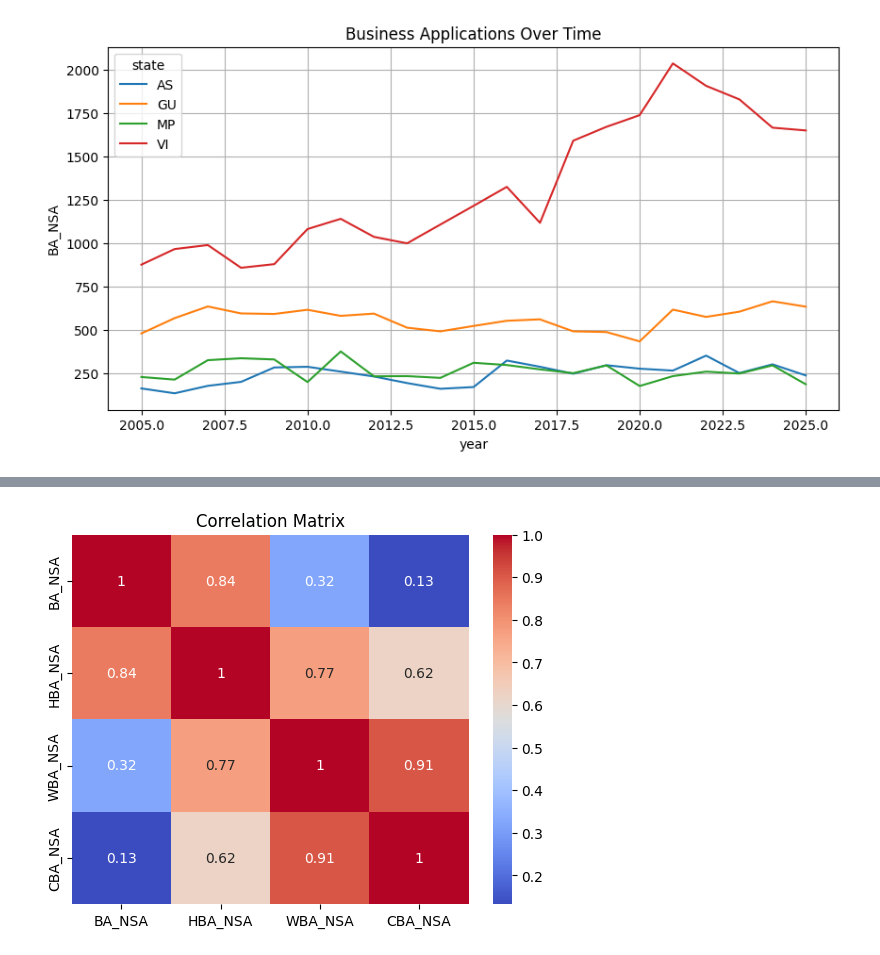
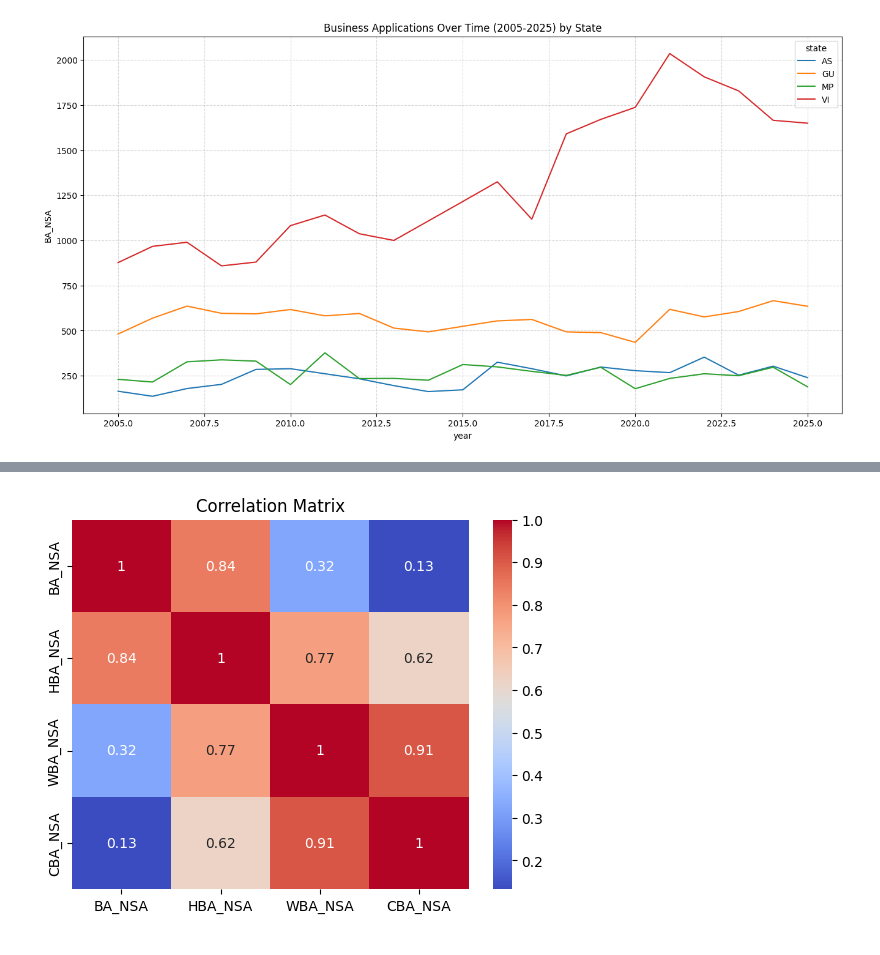
Before and after one commit to BehzadAbedi66/Annual-Island-Areas-Business-Applications-2005-2025-, a Jupyter notebook: Annual-Island-Areas-Business-Applications.ipynb, the cells around one changed output, grey strips where cells are left out. Drawn from its saved outputs; the diff is of its cells as text; code cells hidden in the pictures.

```diff
--- a/Annual-Island-Areas-Business-Applications.ipynb
+++ b/Annual-Island-Areas-Business-Applications.ipynb
@@ -8,7 +10,3 @@ import seaborn as sns
 from sklearn.model_selection import train_test_split
 from sklearn.ensemble import RandomForestRegressor
 from sklearn.metrics import r2_score, mean_absolute_error, mean_squared_error
-# %%
-# Load data
-df = pd.read_csv(r"C:\Users\QE50MA\Downloads\bfs_ia_apps_annual.csv")
-df.head()
@@ -21,0 +28,13 @@ df.head()
+# %%
+# Define a function that gets a file_path of csv files and returns a dataframe (df)
+def load_data(file_path):
+    """
+    Load a CSV file into a pandas DataFrame.
+    As input: file_path (str): Path to the CSV file.
+    Returns:pd.DataFrame: Loaded dataset.
+    """
+    df = pd.read_csv(file_path)
+    return df
+
+file_path=r"C:\Users\QE50MA\Downloads\bfs_ia_apps_annual.csv"
+df=load_data(file_path)
@@ -53,9 +135,17 @@ dtype: int64
 # %%
-## Visualization
-plt.figure(figsize=(10,5))
-sns.lineplot(data=df, x="year", y="BA_NSA", hue="state")
-plt.title("Business Applications Over Time - Trend over time")
-plt.grid(True)
-plt.show()
+# Define a function that plots business applications volumes over time by state. This also answers the first business question
+def plot_business_trend(df):
+    """
+    Plot business application trends over time for each state.
+    As input: df (pd.DataFrame)-containing year, state, and BA_NSA columns.
+    Display: it plots the abovementioned columns
+    """
+    plt.figure(figsize=(16, 8))
+    sns.lineplot(data=df, x="year", y="BA_NSA", hue="state")
+    plt.title("Business Applications Over Time (2005-2025) by State")
+    plt.grid(True, linestyle="--", alpha=0.5)
+    plt.show()
+
+plot_business_trend(df)
 # %% [output]
-[figure, old version]
+[figure, new version]
```
Also changed, not shown: parts of 34 cells of this notebook.
